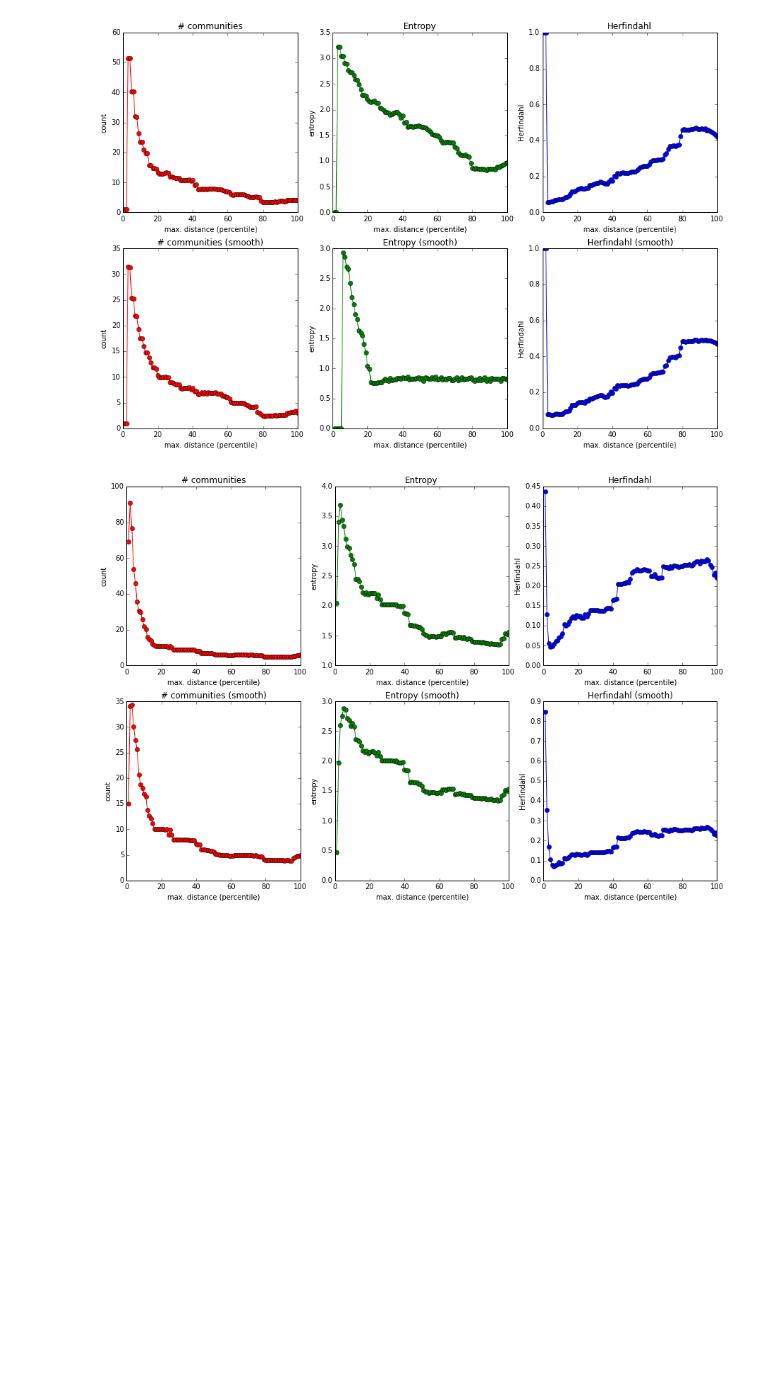
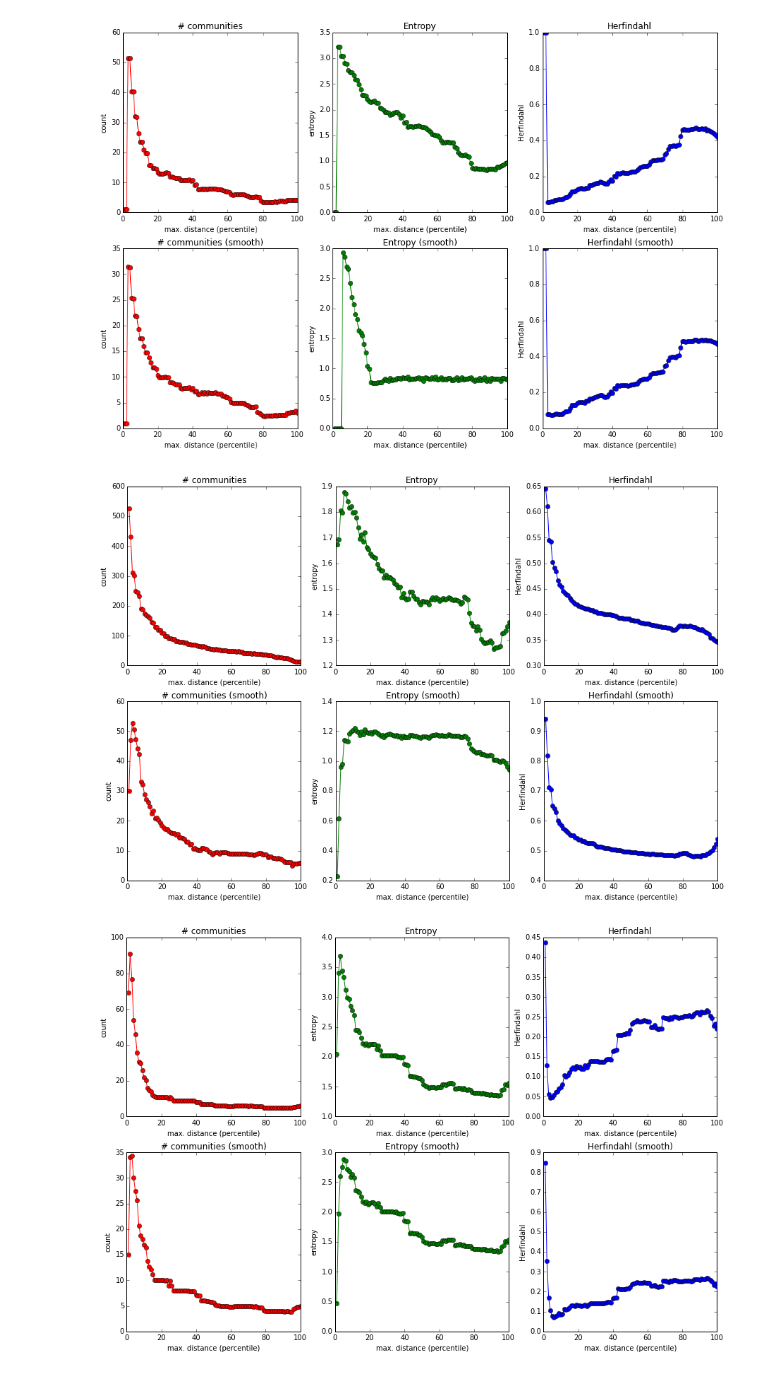
Before and after one commit to telmomenezes/ghostborders, a Jupyter notebook: ipython/scales_metrics.ipynb, the cells around one changed output. Cells and saved outputs as stored; diff of their text form; code cells hidden in the pictures; blank space fills up the shorter version.

```diff
--- a/ipython/scales_metrics.ipynb
+++ b/ipython/scales_metrics.ipynb
@@ -65,6 +65,10 @@ def charts(region):
 charts('paris')
 # %% [output]
 [figure]
+# %%
+charts('berlin')
+# %% [output]
+[figure, added]
 # %%
 charts('belgium')
 # %% [output]
```
Also changed, not shown: parts of 2 cells of this notebook, 1 other file.
